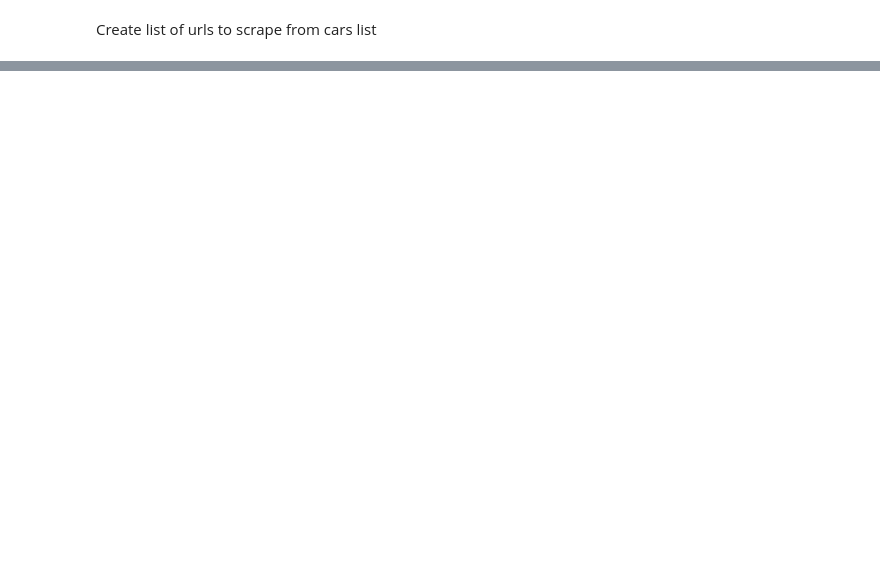
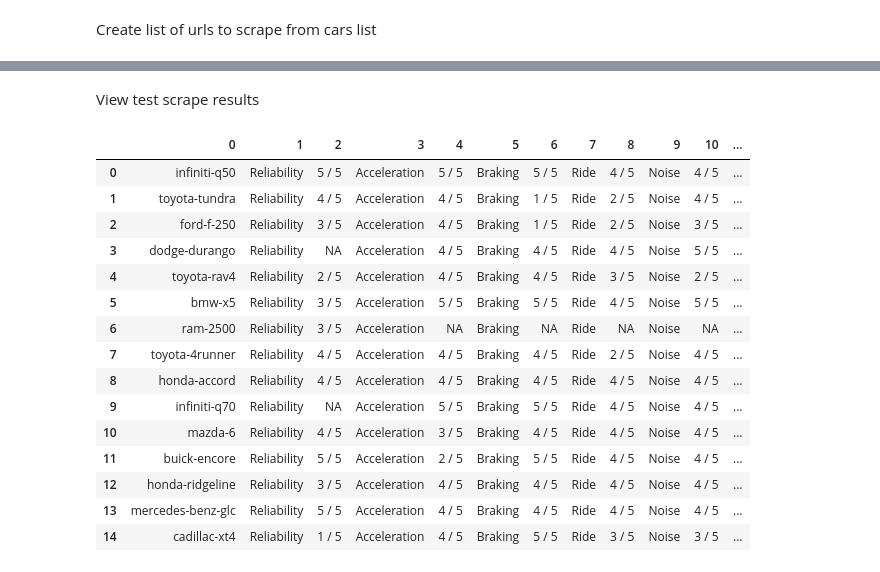
Before and after one commit to blantj/Auto_Sales_Regression, a Jupyter notebook: Webscrape.ipynb, the cells around one changed output, grey strips where cells are left out. Cells and saved outputs as stored; diff of their text form; code cells hidden in the pictures; blank space fills up the shorter version.

Commit message:
Update scrape

```diff
--- a/Webscrape.ipynb
+++ b/Webscrape.ipynb
@@ -179,0 +125,40 @@ data_2
+# %%
+missing_urls=[]
+review_data = []
+for review_url in reviews_urls_list[0:20]:
+    driver.get(review_url)
+    time.sleep(10)
+    if driver.find_element_by_xpath('/html').text[0:14] == 'Buying Product':
+        missing_urls.append(review_url)
+        print('Bad: ', review_url)
+    else:
+        model_data = []
+        model_data.append(review_url.split('/')[-5]+'-'+review_url.split('/')[-4])
+        model_data.extend([driver.find_element_by_xpath('/html/body/div[6]/div/div/div/div/div/div[1]/div[1]/a/div[1]').text.title(),
+            driver.find_element_by_xpath('/html/body/div[6]/div/div/div/div/div/div[1]/div[1]/a/div[2]/div/div/div[2]').text.strip()])
+        for index in [2, 7]:
+            model_data.extend([driver.find_element_by_xpath(f'/html/body/div[7]/div[1]/div[1]/div[2]/div[1]/div[2]/div/div[{index}]/div[1]').text,
+               driver.find_element_by_xpath(f'/html/body/div[7]/div[1]/div[1]/div[2]/div[1]/div[2]/div/div[{index}]/div[2]/div/div/div/div/div[2]/span').text])
+        for index in [2, 4, 6, 8, 10, 12, ]:
+            model_data.extend([driver.find_element_by_xpath(f'/html/body/div[7]/div[1]/div[1]/div[2]/div[2]/div[2]/div/div[{index}]/div[1]').text,
+               driver.find_element_by_xpath(f'/html/body/div[7]/div[1]/div[1]/div[2]/div[2]/div[2]/div/div[{index}]/div[2]/div/div/div/div/div[2]/span').text])
+        model_data.extend([driver.find_element_by_xpath('/html/body/div[7]/div[1]/div[1]/div[2]/div[3]/div[2]/div/div[2]/div[1]').text,
+            driver.find_element_by_xpath('/html/body/div[7]/div[1]/div[1]/div[2]/div[3]/div[2]/div/div[2]/div[2]/div/div/div/div/div[2]/span').text])
+        driver.get(review_url.replace('overview/', 'ratings-specs/?pagestop'))
+        time.sleep(5)
+        driver.find_element_by_xpath('/html/body/div[6]/div/div[2]/div[3]/h3/div[2]').click()
+        driver.find_element_by_xpath('/html/body/div[6]/div/div[2]/div[7]/h3/div[2]').click()
+        model_data.extend([driver.find_element_by_xpath('/html/body/div[6]/div/div[2]/div[2]/div/div/div[3]/div[1]/div').text.title(),
+            driver.find_element_by_xpath('/html/body/div[6]/div/div[2]/div[2]/div/div/div[3]/div[2]/div/div/div[2]').text.strip()])
+        model_data.extend([driver.find_element_by_xpath('/html/body/div[6]/div/div[2]/div[2]/div/div/div[7]/div[1]/div').text.title(),
+            driver.find_element_by_xpath('/html/body/div[6]/div/div[2]/div[2]/div/div/div[7]/div[2]/div/div/div[2]').text.strip()])
+        model_data.extend([driver.find_element_by_xpath('/html/body/div[6]/div/div[2]/div[3]/div/div/div[3]/div[1]/div').text.title(),
+            driver.find_element_by_xpath('/html/body/div[6]/div/div[2]/div[3]/div/div/div[4]/div[2]/div/div/div[2]').text.strip()])
+        model_data.extend([driver.find_element_by_xpath('/html/body/div[6]/div/div[2]/div[3]/div/div/div[6]/div[1]/div').text.title(),
+            driver.find_element_by_xpath('/html/body/div[6]/div/div[2]/div[3]/div/div/div[6]/div[2]/div/div/div[2]').text.strip()])
+        model_data.extend([driver.find_element_by_xpath('/html/body/div[6]/div/div[2]/div[3]/div/div/div[10]/div[1]/div').text.title(),
+            driver.find_element_by_xpath('/html/body/div[6]/div/div[2]/div[3]/div/div/div[10]/div[2]/div/div/div[2]').text.strip()])
+        model_data.extend([driver.find_element_by_xpath('/html/body/div[6]/div/div[2]/div[7]/div/div/div[7]/div[1]/div').text.title(),
+        driver.find_element_by_xpath('/html/body/div[6]/div/div[2]/div[7]/div/div/div[7]/div[2]/div').text.strip()])
+        review_data.append(model_data)
+        print('Good: ', review_url)
@@ -179,0 +186,21 @@ data_2
+# %% [markdown]
+View test scrape results
+# %%
+pd.DataFrame(review_data).iloc[:, 0:15]
+# %% [output]
+|  | 0 | 1 | 2 | 3 | 4 | 5 | 6 | 7 | 8 | 9 | 10 | ... |
+| 0 | infiniti-q50 | Reliability | 5 / 5 | Acceleration | 5 / 5 | Braking | 5 / 5 | Ride | 4 / 5 | Noise | 4 / 5 | ... |
+| 1 | toyota-tundra | Reliability | 4 / 5 | Acceleration | 4 / 5 | Braking | 1 / 5 | Ride | 2 / 5 | Noise | 4 / 5 | ... |
+| 2 | ford-f-250 | Reliability | 3 / 5 | Acceleration | 4 / 5 | Braking | 1 / 5 | Ride | 2 / 5 | Noise | 3 / 5 | ... |
+| 3 | dodge-durango | Reliability | NA | Acceleration | 4 / 5 | Braking | 4 / 5 | Ride | 4 / 5 | Noise | 5 / 5 | ... |
+| 4 | toyota-rav4 | Reliability | 2 / 5 | Acceleration | 4 / 5 | Braking | 4 / 5 | Ride | 3 / 5 | Noise | 2 / 5 | ... |
+| 5 | bmw-x5 | Reliability | 3 / 5 | Acceleration | 5 / 5 | Braking | 5 / 5 | Ride | 4 / 5 | Noise | 5 / 5 | ... |
+| 6 | ram-2500 | Reliability | 3 / 5 | Acceleration | NA | Braking | NA | Ride | NA | Noise | NA | ... |
+| 7 | toyota-4runner | Reliability | 4 / 5 | Acceleration | 4 / 5 | Braking | 4 / 5 | Ride | 2 / 5 | Noise | 4 / 5 | ... |
+| 8 | honda-accord | Reliability | 4 / 5 | Acceleration | 4 / 5 | Braking | 4 / 5 | Ride | 4 / 5 | Noise | 4 / 5 | ... |
+| 9 | infiniti-q70 | Reliability | NA | Acceleration | 5 / 5 | Braking | 5 / 5 | Ride | 4 / 5 | Noise | 4 / 5 | ... |
+| 10 | mazda-6 | Reliability | 4 / 5 | Acceleration | 3 / 5 | Braking | 4 / 5 | Ride | 4 / 5 | Noise | 4 / 5 | ... |
+| 11 | buick-encore | Reliability | 5 / 5 | Acceleration | 2 / 5 | Braking | 5 / 5 | Ride | 4 / 5 | Noise | 4 / 5 | ... |
+| 12 | honda-ridgeline | Reliability | 3 / 5 | Acceleration | 4 / 5 | Braking | 4 / 5 | Ride | 4 / 5 | Noise | 4 / 5 | ... |
+| 13 | mercedes-benz-glc | Reliability | 5 / 5 | Acceleration | 4 / 5 | Braking | 4 / 5 | Ride | 4 / 5 | Noise | 4 / 5 | ... |
+| 14 | cadillac-xt4 | Reliability | 1 / 5 | Acceleration | 4 / 5 | Braking | 5 / 5 | Ride | 3 / 5 | Noise | 3 / 5 | ... |
```
Also changed, not shown: parts of 11 cells of this notebook.
